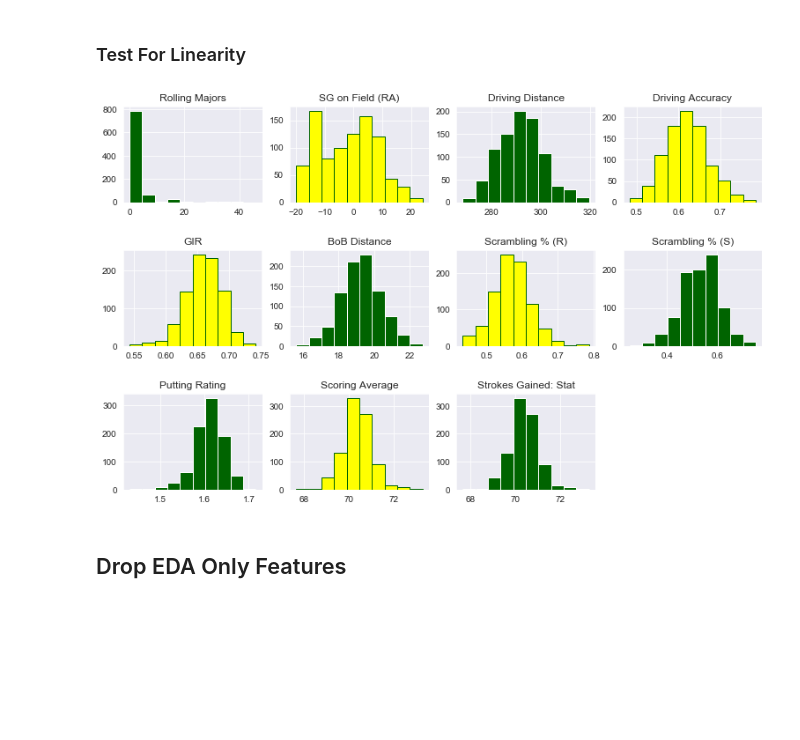
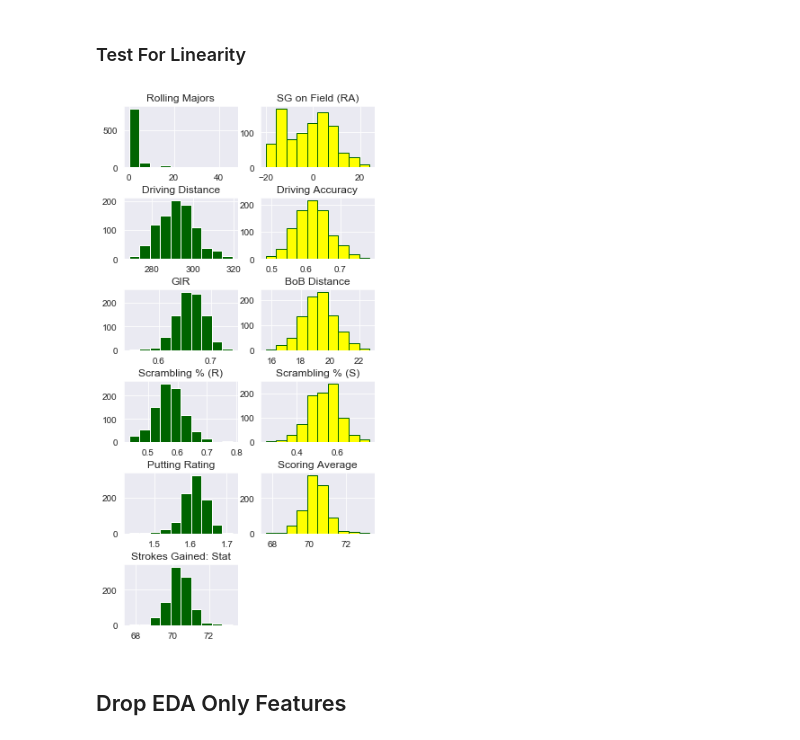
Before and after one commit to jprinfret/masters_tournament_classifier, a Jupyter notebook: 2020 Masters Tournament Predictions.ipynb, the cells around one changed output. Drawn from its saved outputs; the diff is of its cells as text; code cells hidden in the pictures; blank space fills up the shorter version.

```diff
--- a/2020 Masters Tournament Predictions.ipynb
+++ b/2020 Masters Tournament Predictions.ipynb
@@ -1154,54 +1155,54 @@ sns.heatmap(df_corr.corr(),
 # %% [markdown]
 ### Test For Linearity
 # %%
-fig = plt.figure(figsize=(13, 8))
+fig = plt.figure(figsize=(5, 20))
 fig.subplots_adjust(hspace=hspace);
 
-ax11 = fig.add_subplot(3,4,1);
+ax11 = fig.add_subplot(11,2,1);
 ax11.hist(df['rolling_majors'], fc = 'darkgreen');
 ax11.set_title('Rolling Majors');
 
-ax12 = fig.add_subplot(3,4,2);
+ax12 = fig.add_subplot(11,2,2);
 ax12.hist(df['sg_roll_avg'], fc='yellow', ec='darkgreen');
 ax12.set_title('SG on Field (RA)');
 
-ax13 = fig.add_subplot(3,4,3);
+ax13 = fig.add_subplot(11,2,3);
 ax13.hist(df['driving_distance'], fc = 'darkgreen');
 ax13.set_title('Driving Distance');
 
-ax14 = fig.add_subplot(3,4,4);
-ax14.hist(df['driving_accuracy'], fc='yellow', ec='darkgreen');
-ax14.set_title('Driving Accuracy');
+ax21 = fig.add_subplot(11,2,4);
+ax21.hist(df['driving_accuracy'], fc='yellow', ec='darkgreen');
+ax21.set_title('Driving Accuracy');
 
-ax21 = fig.add_subplot(3,4,5);
-ax21.hist(df['greens_in_regulation'], fc='yellow', ec='darkgreen');
-ax21.set_title('GIR');
+ax22 = fig.add_subplot(11,2,5);
+ax22.hist(df['greens_in_regulation'], fc = 'darkgreen');
+ax22.set_title('GIR');
 
-ax22 = fig.add_subplot(3,4,6);
-ax22.hist(df['bob_distance'], fc = 'darkgreen');
-ax22.set_title('BoB Distance');
+ax23 = fig.add_subplot(11,2,6);
+ax23.hist(df['bob_distance'], fc='yellow', ec='darkgreen');
+ax23.set_title('BoB Distance');
 
-ax23 = fig.add_subplot(3,4,7);
-ax23.hist(df['scrambling_rough'], fc='yellow', ec='darkgreen');
-ax23.set_title('Scrambling % (R)');
+ax31 = fig.add_subplot(11,2,7);
+ax31.hist(df['scrambling_rough'], fc = 'darkgreen');
+ax31.set_title('Scrambling % (R)');
 
-ax24 = fig.add_subplot(3,4,8);
-ax24.hist(df['scrambling_sand'], fc = 'darkgreen');
-ax24.set_title('Scrambling % (S)');
+ax32 = fig.add_subplot(11,2,8);
+ax32.hist(df['scrambling_sand'], fc='yellow', ec='darkgreen');
+ax32.set_title('Scrambling % (S)');
 
-ax31 = fig.add_subplot(3,4,9);
-ax31.hist(df['putting_rating'], fc = 'darkgreen');
-ax31.set_title('Putting Rating');
+ax33 = fig.add_subplot(11,2,9);
+ax33.hist(df['putting_rating'], fc = 'darkgreen');
+ax33.set_title('Putting Rating');
 
-ax32 = fig.add_subplot(3,4,10);
-ax32.hist(df['scoring_avg'], fc='yellow', ec='darkgreen');
-ax32.set_title('Scoring Average');
+ax41 = fig.add_subplot(11,2,10);
+ax41.hist(df['scoring_avg'], fc='yellow', ec='darkgreen');
+ax41.set_title('Scoring Average');
 
-ax33 = fig.add_subplot(3,4,11);
-ax33.hist(df['scoring_avg'], fc = 'darkgreen');
-ax33.set_title('Strokes Gained: Stat');
+ax42 = fig.add_subplot(11,2,11);
+ax42.hist(df['scoring_avg'], fc = 'darkgreen');
+ax42.set_title('Strokes Gained: Stat');
 # %% [output]
-[figure, old version]
+[figure, new version]
 # %% [markdown]
 ## Drop EDA Only Features
 # %%
```
Also changed, not shown: parts of 27 cells of this notebook, 18 other files.
